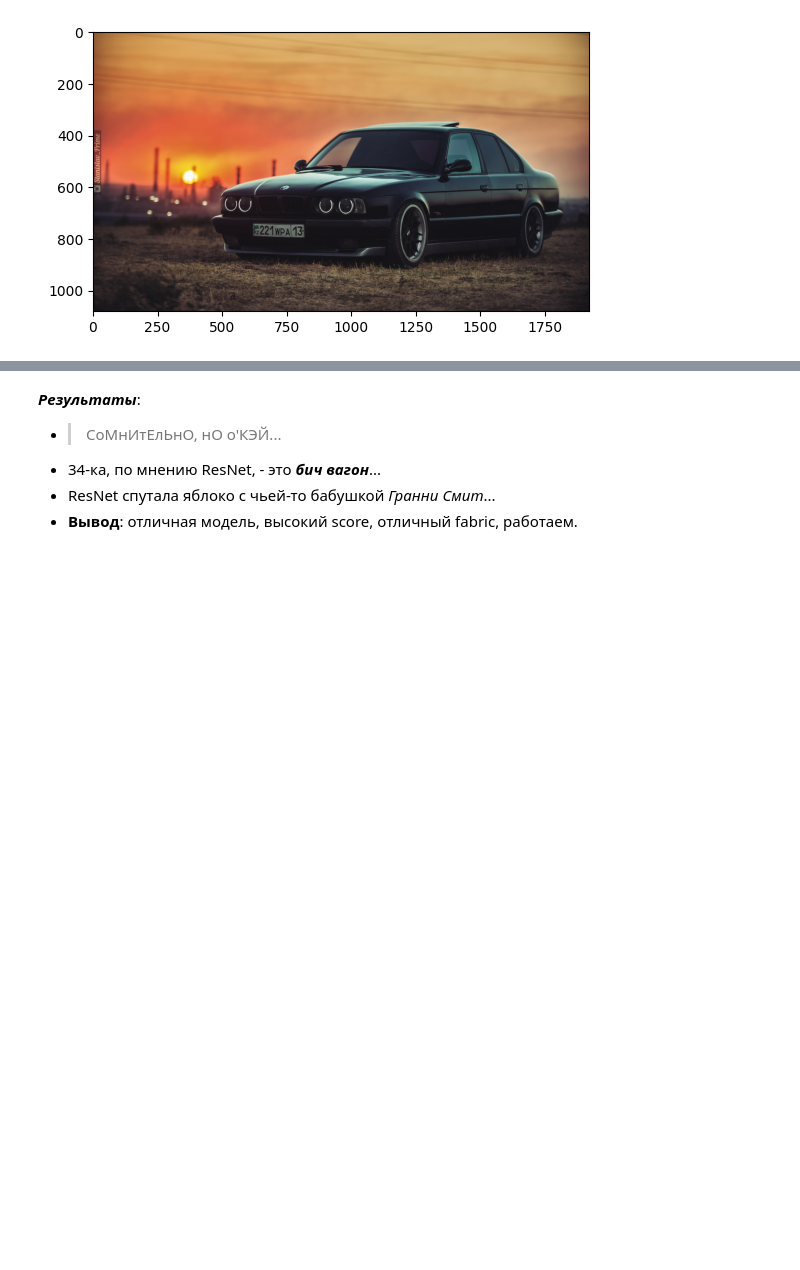
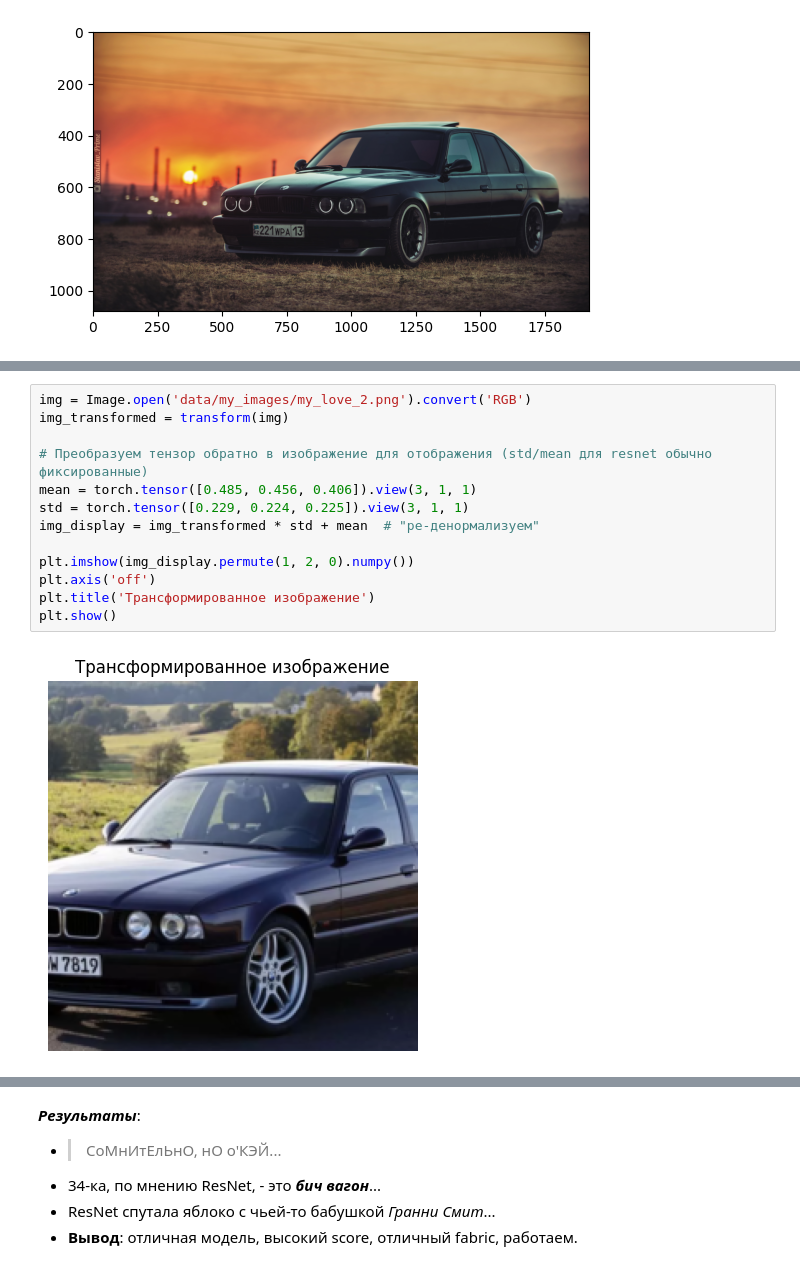
Before and after one commit to trxxnk/pytorch-course, a Jupyter notebook: 15_ResNet.ipynb, the cells around one changed output, grey strips where cells are left out. Saved outputs shown, nothing was run; the diff lists cells and outputs as text; blank space fills up the shorter version.

```diff
--- a/15_ResNet.ipynb
+++ b/15_ResNet.ipynb
@@ -370,6 +364,21 @@ def test_images_on_resnet(image_paths, top_k=5):
 
     plt.tight_layout()
     plt.show()
+# %%
+img = Image.open('data/my_images/my_love_2.png').convert('RGB')
+img_transformed = transform(img)
+
+# Преобразуем тензор обратно в изображение для отображения (std/mean для resnet обычно фиксированные)
+mean = torch.tensor([0.485, 0.456, 0.406]).view(3, 1, 1)
+std = torch.tensor([0.229, 0.224, 0.225]).view(3, 1, 1)
+img_display = img_transformed * std + mean  # "ре-денормализуем"
+
+plt.imshow(img_display.permute(1, 2, 0).numpy())
+plt.axis('off')
+plt.title('Трансформированное изображение')
+plt.show()
+# %% [output]
+[figure, added]
 # %%
 # Список путей к изображениям для тестирования
 image_paths = [
```
Also changed, not shown: parts of 4 cells of this notebook, 6 other files.
